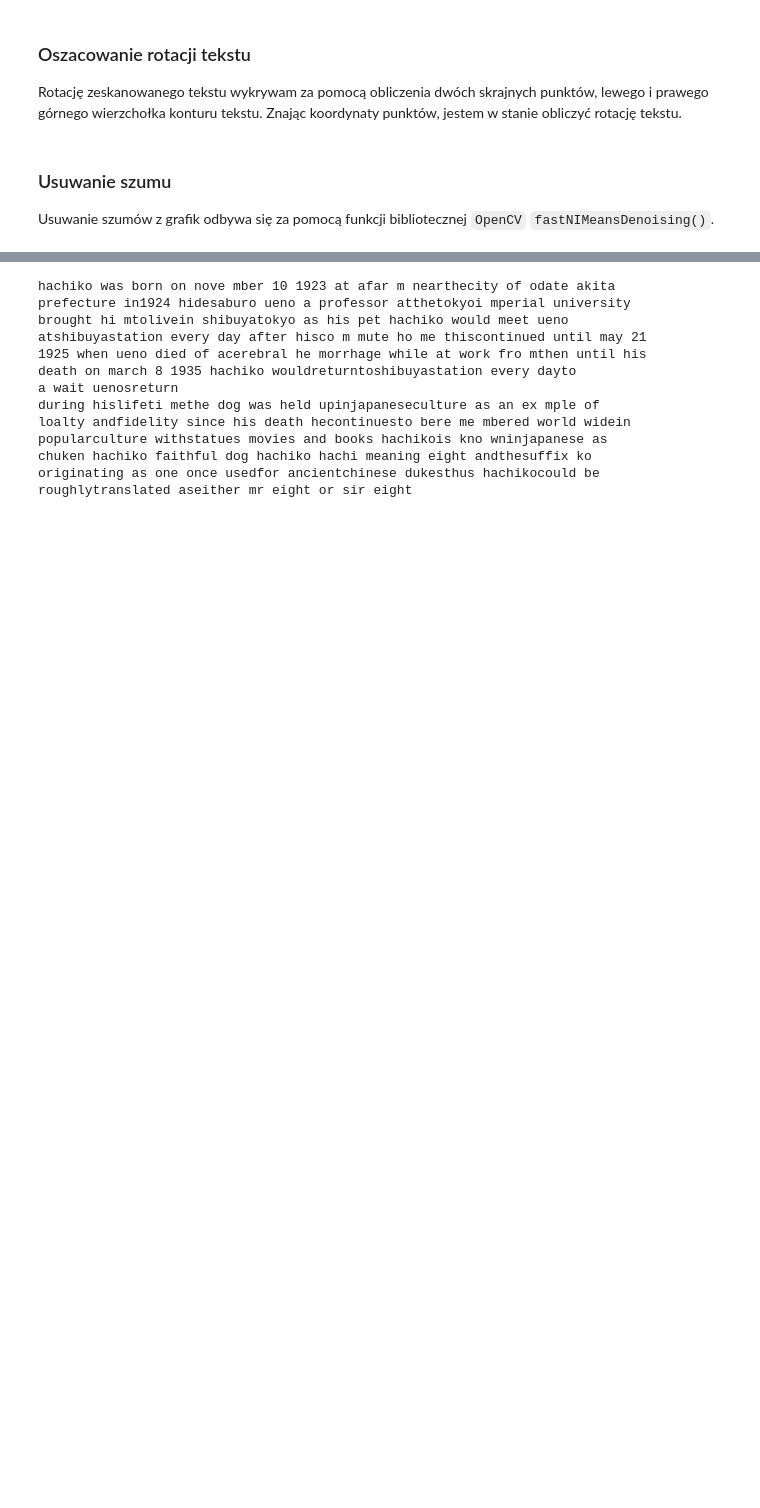
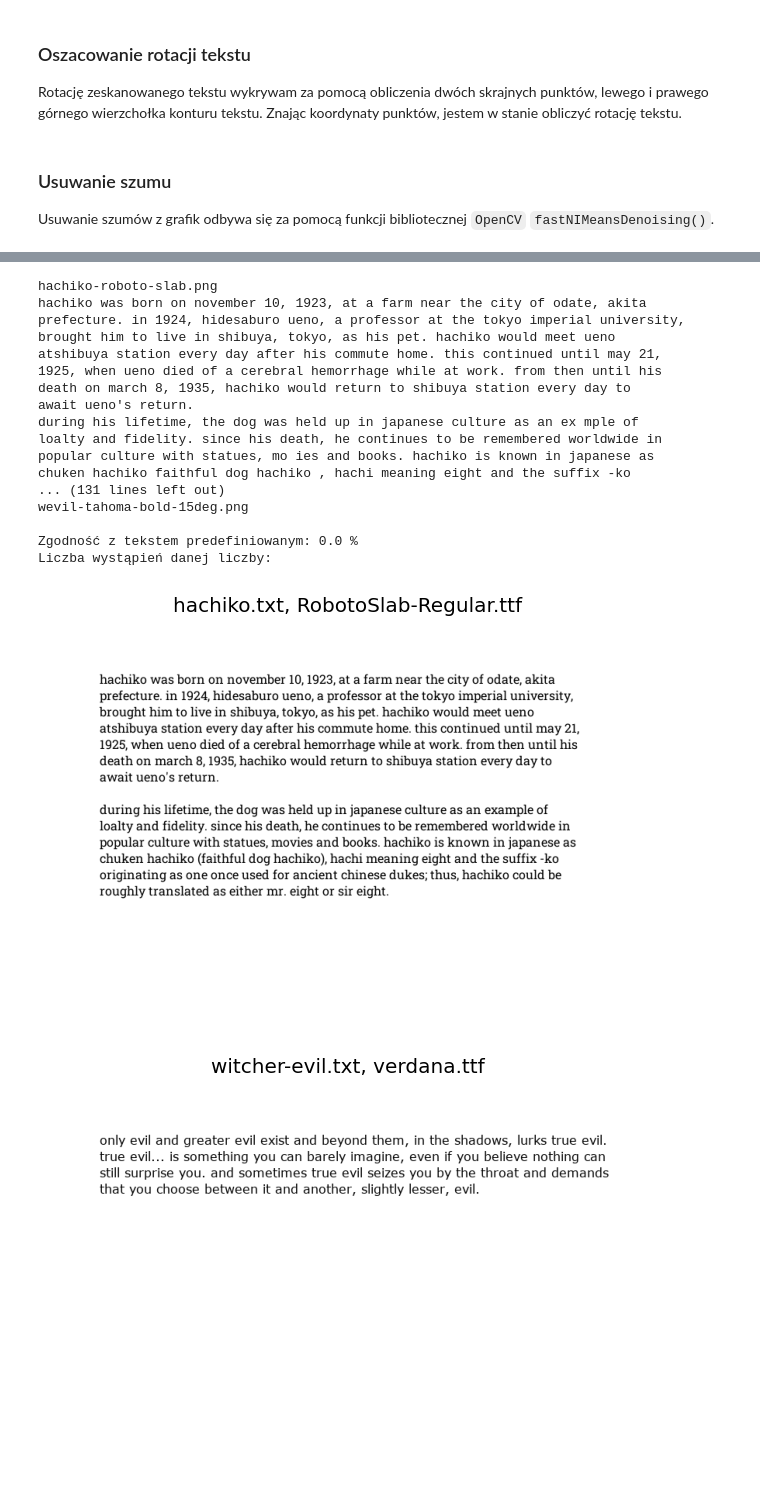
Before and after one commit to Szaroslav/computational-methods-agh-course, a Jupyter notebook: lab09/lab09.ipynb, the cells around one changed output, grey strips where cells are left out. Saved outputs shown, nothing was run; the diff lists cells and outputs as text; code cells hidden in the pictures; blank space fills up the shorter version.

```diff
--- a/lab09/lab09.ipynb
+++ b/lab09/lab09.ipynb
@@ -196,7 +196,7 @@ AVAILABLE_CHARS: list[str] = [
     # Cyfry
     '0', '1', '2', '3', '4', '5', '6', '7', '8', '9',
     # Znaki przestankowe
-    # '\'', ':', '-', ',', ';', '.', '?', '!'
+    '\'', ':', '-', ',', ';', '.', '?', '!'
 ]
 FONTS_PATH: str = "./assets/ex2/fonts/"
 # FONT_NAMES: list[str] = [
@@ -206,33 +206,17 @@ FONTS_PATH: str = "./assets/ex2/fonts/"
 # ]
 FONT_SIZE: int = 16
 FONT_CHARACTERS_PATH: str = "./assets/ex2/images/fonts/"
+# (text_image_name, font_name, text_name, noise, rotation_deg)
 TEXTS: list[tuple[str, str]] = [
-    ("hachiko-roboto-slab.png", "RobotoSlab-Regular.ttf", "hachiko.txt", False),
-    # ("wevil-verdana.png", "verdana-regular.png", "witcher-evil.txt", False),
-    # ("wevil-verdana-noise-blur.png", "verdana-regular.png", "witcher-evil.txt", True),
-    # ("wevil-tahoma-bold.png", "tahoma-bold.png", "witcher-evil.txt", False),
-    # ("wevil-tahoma-bold-15deg.png", "tahoma-bold.png", "witcher-evil.txt", True)
+    ("hachiko-roboto-slab.png", "RobotoSlab-Regular.ttf", "hachiko.txt", False, 0),
+    ("wevil-verdana.png", "verdana.ttf", "witcher-evil.txt", False, 0),
+    ("wevil-verdana-noise.png", "verdana.ttf", "witcher-evil.txt", True, 0),
+    ("wevil-tahoma-bold.png", "tahomabd.ttf", "witcher-evil.txt", False, 0),
+    ("wevil-tahoma-bold-15deg.png", "tahomabd.ttf", "witcher-evil.txt", False, 15)
 ]
 TEXT_IMGS_PATH: str = "./assets/ex2/images/texts/"
 # FONTS_PATH: str = "./assets/ex2/images/fonts/"
 TEXTS_PATH: str = "./assets/ex2/texts/"
-
-HACHIKO_TEXT = """
-hachiko was born on november 10, 1923, at a farm near the city of odate, akita
-prefecture. in 1924, hidesaburo ueno, a professor at the tokyo imperial university,
-brought him to live in shibuya, tokyo, as his pet. hachiko would meet ueno
-atshibuya station every day after his commute home. this continued until may 21,
-1925, when ueno died of a cerebral hemorrhage while at work. from then until his
-death on march 8, 1935, hachiko would return to shibuya station every day to
-await ueno's return.
-
-during his lifetime, the dog was held up in japanese culture as an example of
-loalty and fidelity. since his death, he continues to be remembered worldwide in
-popular culture with statues, movies and books. hachiko is known in japanese as
-chuken hachiko (faithful dog hachiko), hachi meaning eight and the suffix -ko
-originating as one once used for ancient chinese dukes; thus, hachiko could be
-roughly translated as either mr. eight or sir eight.
-""".strip()
 # %% [markdown]
 ### Generowanie znaków na podstawie posiadanych zestawów czcionek __(nieaktualne)__
 _Przez komplikacje wynikające z generowania czcionek zaniechałem tego pomysłu._
@@ -665,23 +635,22 @@ def ocr(stats: bool) -> None:
 # %%
-# image = load_image(os.path.join(TEXTS_IMGS_PATH, TEXTS[0][0]), invert=True, gscale=True)
-# show_image(image)
-# a_letter = get_chars(load_font(os.path.join(FONTS_PATH, TEXTS[0][1])))[0]
-# # show_image(a_letter)
-# find_letter_coords(image, a_letter)
-
-ocr(False)
-# ocr(True)
+ocr(True)
 # %% [output]
-hachiko was born on nove mber 10 1923 at afar m nearthecity of odate akita
-prefecture in1924 hidesaburo ueno a professor atthetokyoi mperial university
-brought hi mtolivein shibuyatokyo as his pet hachiko would meet ueno
-atshibuyastation every day after hisco m mute ho me thiscontinued until may 21
-1925 when ueno died of acerebral he morrhage while at work fro mthen until his
-death on march 8 1935 hachiko wouldreturntoshibuyastation every dayto
-a wait uenosreturn
-during hislifeti methe dog was held upinjapaneseculture as an ex mple of
-loalty andfidelity since his death hecontinuesto bere me mbered world widein
-popularculture withstatues movies and books hachikois kno wninjapanese as
-chuken hachiko faithful dog hachiko hachi meaning eight andthesuffix ko
-originating as one once usedfor ancientchinese dukesthus hachikocould be
-roughlytranslated aseither mr eight or sir eight
+hachiko-roboto-slab.png
+hachiko was born on november 10, 1923, at a farm near the city of odate, akita
+prefecture. in 1924, hidesaburo ueno, a professor at the tokyo imperial university,
+brought him to live in shibuya, tokyo, as his pet. hachiko would meet ueno
+atshibuya station every day after his commute home. this continued until may 21,
+1925, when ueno died of a cerebral hemorrhage while at work. from then until his
+death on march 8, 1935, hachiko would return to shibuya station every day to
+await ueno's return.
+during his lifetime, the dog was held up in japanese culture as an ex mple of
+loalty and fidelity. since his death, he continues to be remembered worldwide in
+popular culture with statues, mo ies and books. hachiko is known in japanese as
+chuken hachiko faithful dog hachiko , hachi meaning eight and the suffix -ko
+... (131 lines left out)
+wevil-tahoma-bold-15deg.png
+
+Zgodność z tekstem predefiniowanym: 0.0 %
+Liczba wystąpień danej liczby:
+[figure, added]
+[figure, added]
```
Also changed, not shown: parts of 11 cells of this notebook, 8 other files.
